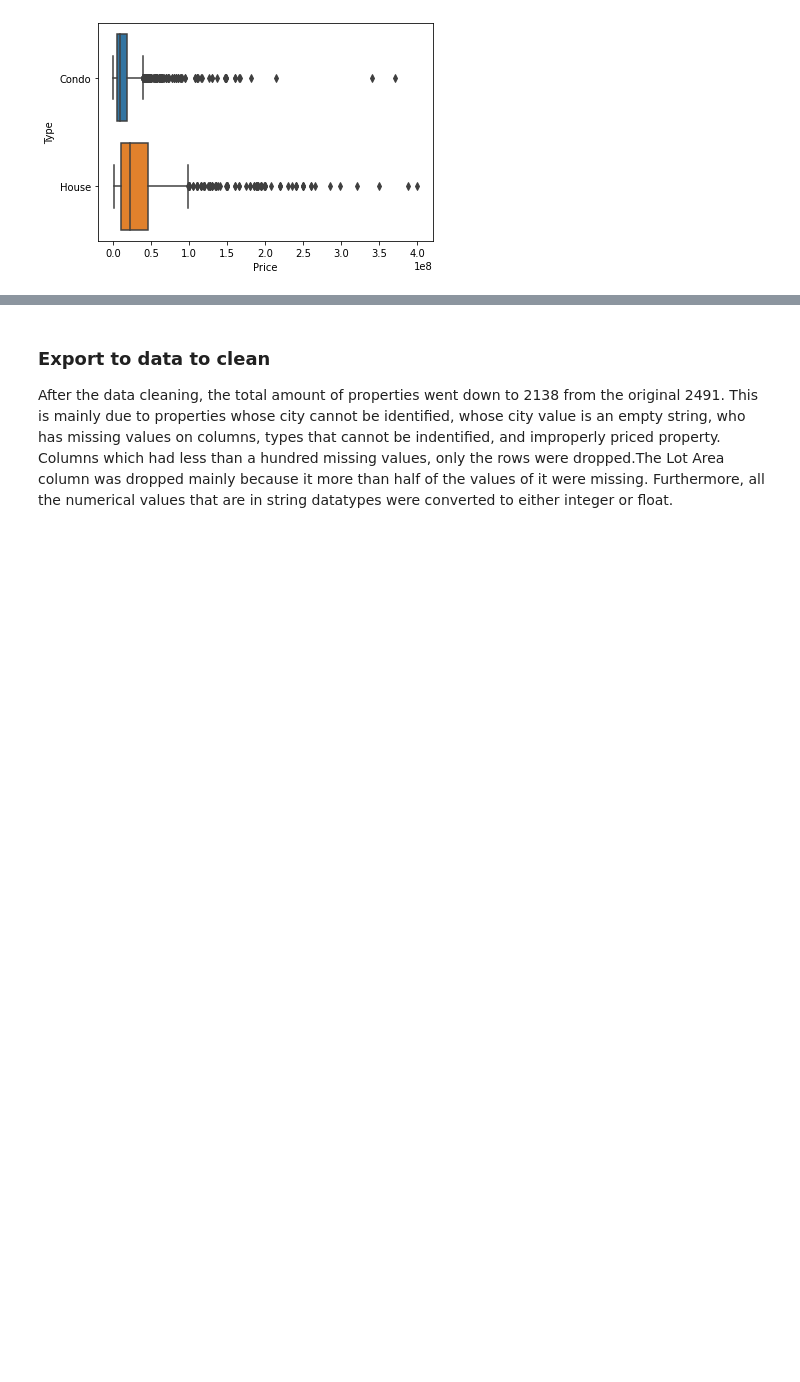
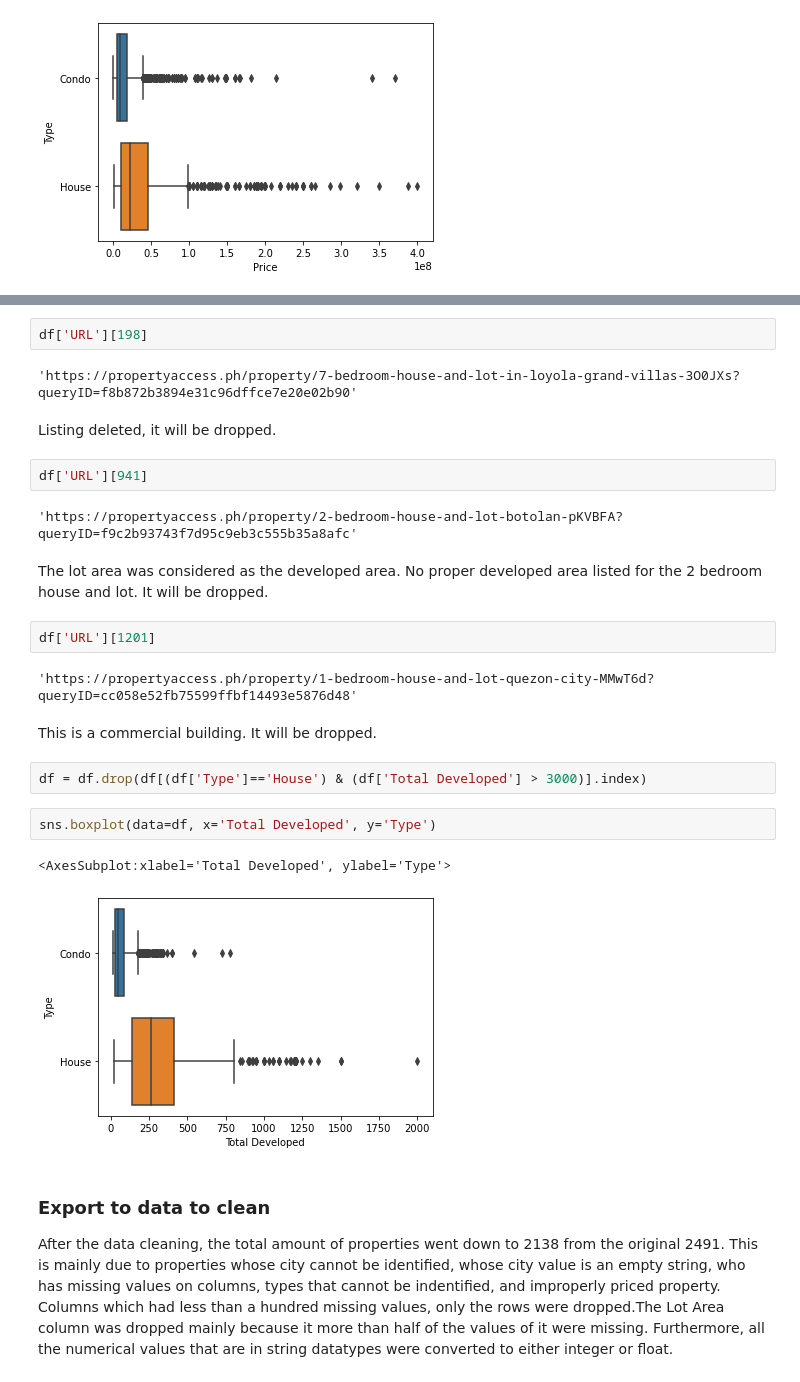
Before and after one commit to cc-visionary/DATA102-Property-Access-PH, a Jupyter notebook: Scraping and EDA.ipynb, the cells around one changed output, grey strips where cells are left out. Drawn from its saved outputs; the diff is of its cells as text; blank space fills up the shorter version.

```diff
--- a/Scraping and EDA.ipynb
+++ b/Scraping and EDA.ipynb
@@ -884,3 +998,28 @@ sns.boxplot(data=df, x='Price', y='Type')
+# %%
+df['URL'][198]
+# %% [output]
+'https://propertyaccess.ph/property/7-bedroom-house-and-lot-in-loyola-grand-villas-3O0JXs?queryID=f8b872b3894e31c96dffce7e20e02b90'
+# %% [markdown]
+Listing deleted, it will be dropped.
+# %%
+df['URL'][941]
+# %% [output]
+'https://propertyaccess.ph/property/2-bedroom-house-and-lot-botolan-pKVBFA?queryID=f9c2b93743f7d95c9eb3c555b35a8afc'
+# %% [markdown]
+The lot area was considered as the developed area. No proper developed area listed for the 2 bedroom house and lot. It will be dropped.
+# %%
+df['URL'][1201]
+# %% [output]
+'https://propertyaccess.ph/property/1-bedroom-house-and-lot-quezon-city-MMwT6d?queryID=cc058e52fb75599ffbf14493e5876d48'
+# %% [markdown]
+This is a commercial building. It will be dropped.
+# %%
+df = df.drop(df[(df['Type']=='House') & (df['Total Developed'] > 3000)].index)
+# %%
+sns.boxplot(data=df, x='Total Developed', y='Type')
+# %% [output]
+<AxesSubplot:xlabel='Total Developed', ylabel='Type'>
+[figure, added]
 # %% [markdown]
 ### Export to data to clean
 After the data cleaning, the total amount of properties went down to 2138 from the original 2491. This is mainly due to properties whose city cannot be identified, whose city value is an empty string, who has missing values on columns, types that cannot be indentified, and improperly priced property. Columns which had less than a hundred missing values, only the rows were dropped.The Lot Area column was dropped mainly because it more than half of the values of it were missing.  Furthermore, all the numerical values that are in string datatypes were converted to either integer or float.
```
Also changed, not shown: parts of 26 cells of this notebook, 1 other file.
